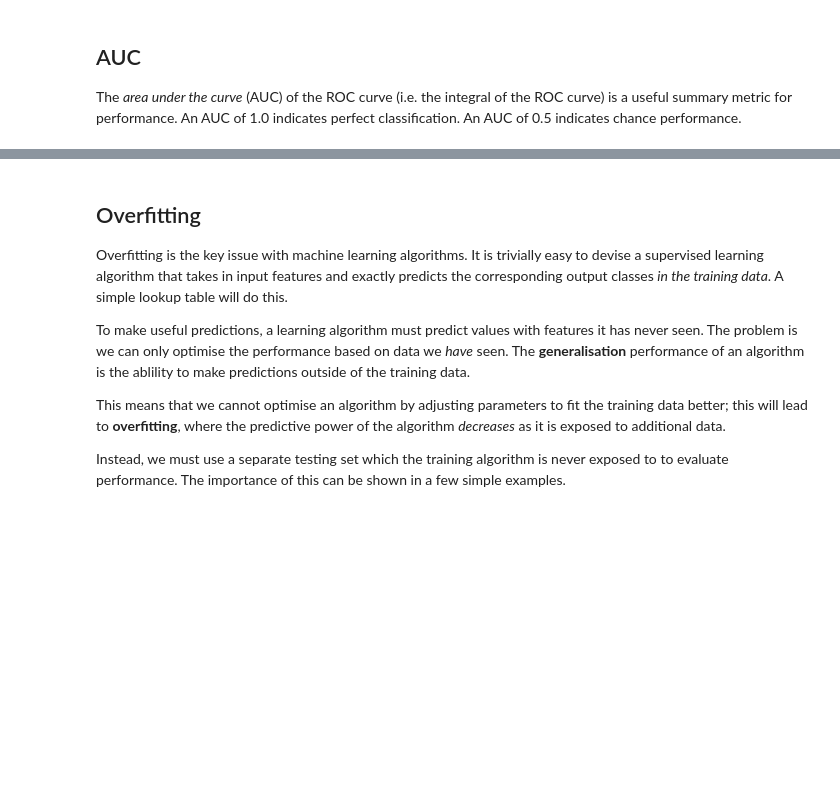
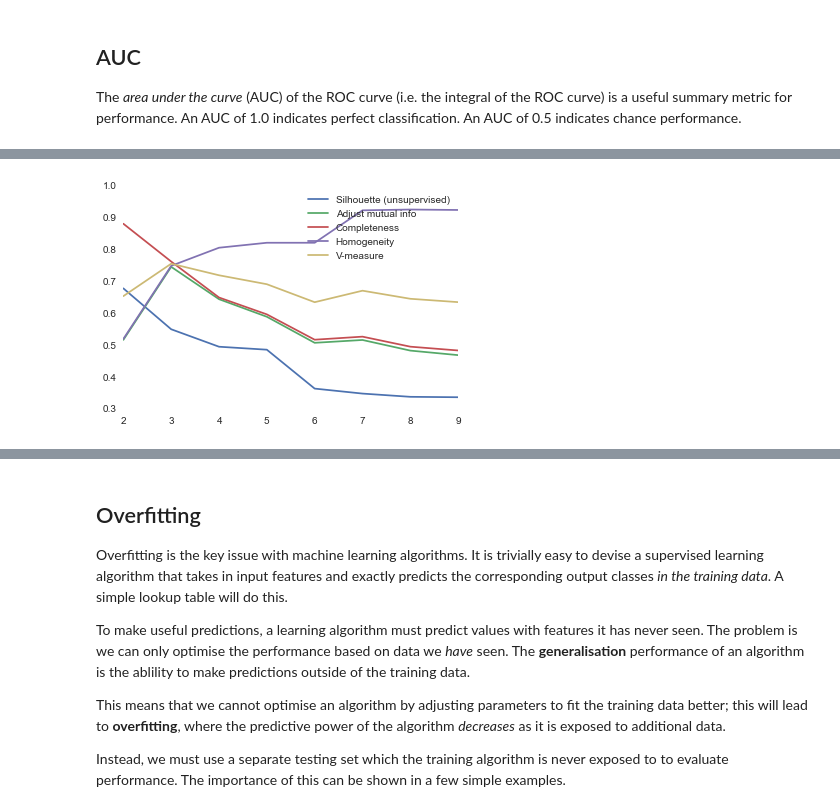
Before and after one commit to johnhw/summerschool2015, a Jupyter notebook: CrashCourse_Lecture1.ipynb, the cells around one changed output, grey strips where cells are left out. Saved outputs shown, nothing was run; the diff lists cells and outputs as text; code cells hidden in the pictures; blank space fills up the shorter version.

```diff
--- a/CrashCourse_Lecture1.ipynb
+++ b/CrashCourse_Lecture1.ipynb
@@ -713,0 +730,33 @@ print "Score: %f" % svm.score(sonar_test_features, random_sonar_test_labels)
+# %%
+# this is the classic "Iris" dataset, that captures 4 attributes measured from various irises (of three distinct species)
+iris = sklearn.datasets.load_iris()
+
+
+def plot_clustering_performance(dataset, min_cluster, max_cluster):
+    sil = []
+    ami = []
+    com = []
+    hom = []
+    vm = []
+    kn = np.arange(min_cluster, max_cluster)
+    for i in kn:
+        # plot various metrics as a function of the number of clusters
+        kmeans = sklearn.cluster.KMeans(n_clusters=i)
+        clusters = kmeans.fit_predict(dataset.data)
+        ami.append(sklearn.metrics.adjusted_mutual_info_score(dataset.target, clusters))
+        com.append(sklearn.metrics.completeness_score(dataset.target, clusters))
+        hom.append(sklearn.metrics.homogeneity_score(dataset.target, clusters))
+        vm.append(sklearn.metrics.v_measure_score(dataset.target, clusters))
+
+        sil.append(sklearn.metrics.silhouette_score(dataset.data, clusters))
+
+    plt.plot(kn, sil)
+    plt.plot(kn, ami)
+    plt.plot(kn, com)
+    plt.plot(kn, hom)
+    plt.plot(kn, vm)
+    plt.legend(["Silhouette (unsupervised)", "Adjust mutual info", "Completeness", "Homogeneity", "V-measure"])
+
+plot_clustering_performance(iris, 2, 10)
+# %% [output]
+[figure, added]
```
Also changed, not shown: parts of 6 cells of this notebook, 1 other file.
